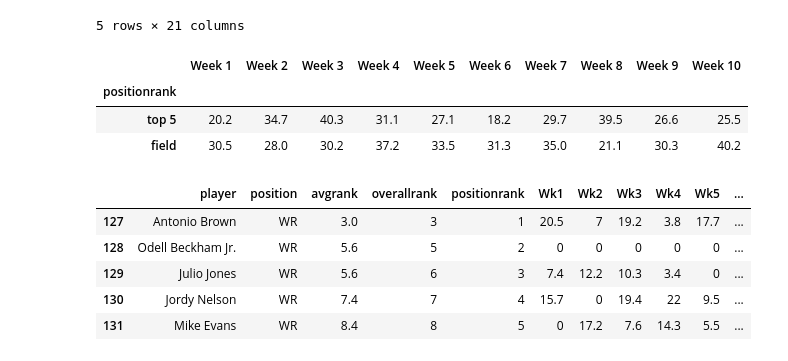
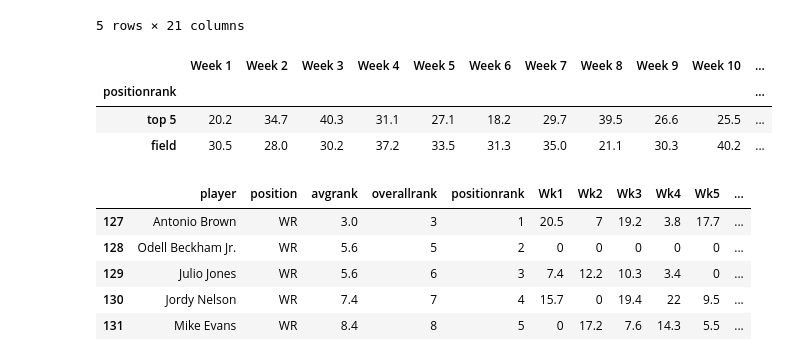
Before and after one commit to MTMUTH/Group_Project_01, a Jupyter notebook: FFL_CleanData-Copy1.ipynb, the cells around one changed output. Drawn from its saved outputs; the diff is of its cells as text; code cells hidden in the pictures.

```diff
--- a/FFL_CleanData-Copy1.ipynb
+++ b/FFL_CleanData-Copy1.ipynb
@@ -192,30 +192,35 @@ dfqb.iloc[:5]
 # %%
 # QB Establish bins
 bins = [0,5,21]
 bin_names = ["top 5","field"]
 
-#Categorize the existing players using the age bins
+#Categorize the QBs using the position rank bins
 grouped_QB = dfqb.groupby(pd.cut(dfqb["positionrank"],bins,labels=bin_names))
 
-#Calculation and Summary Table Format
+#QB Weekly Summary Table
 QB_Weekly_Summary=pd.DataFrame({"Week 1":grouped_QB["Wk1"].max(),
                                "Week 2":grouped_QB["Wk2"].max(),
                                "Week 3":grouped_QB["Wk3"].max(),
                                "Week 4":grouped_QB["Wk4"].max(),
                                "Week 5":grouped_QB["Wk5"].max(),
                                "Week 6":grouped_QB["Wk6"].max(),
                                "Week 7":grouped_QB["Wk7"].max(),
                                "Week 8":grouped_QB["Wk8"].max(),
                                "Week 9":grouped_QB["Wk9"].max(),
-                               "Week 10":grouped_QB["Wk10"].max()})
+                               "Week 10":grouped_QB["Wk10"].max(),
+                               "Week 11":grouped_QB["Wk11"].max(),
+                               "Week 12":grouped_QB["Wk12"].max(),
+                               "Week 13":grouped_QB["Wk13"].max(),
+                               "Week 14":grouped_QB["Wk14"].max(),
+                               "Week 15":grouped_QB["Wk15"].max(),
+                               "Week 16":grouped_QB["Wk16"].max(),})
 
-#Display Age Demographics Table
 display(QB_Weekly_Summary)
 # %% [output]
-|  | Week 1 | Week 2 | Week 3 | Week 4 | Week 5 | Week 6 | Week 7 | Week 8 | Week 9 | Week 10 |
-| positionrank |  |  |  |  |  |  |  |  |  |  |
-| top 5 | 20.2 | 34.7 | 40.3 | 31.1 | 27.1 | 18.2 | 29.7 | 39.5 | 26.6 | 25.5 |
-| field | 30.5 | 28.0 | 30.2 | 37.2 | 33.5 | 31.3 | 35.0 | 21.1 | 30.3 | 40.2 |
+|  | Week 1 | Week 2 | Week 3 | Week 4 | Week 5 | Week 6 | Week 7 | Week 8 | Week 9 | Week 10 | ... |
+| positionrank |  |  |  |  |  |  |  |  |  |  | ... |
+| top 5 | 20.2 | 34.7 | 40.3 | 31.1 | 27.1 | 18.2 | 29.7 | 39.5 | 26.6 | 25.5 | ... |
+| field | 30.5 | 28.0 | 30.2 | 37.2 | 33.5 | 31.3 | 35.0 | 21.1 | 30.3 | 40.2 | ... |
 # %%
 dfwr.iloc[:5]
 # %% [output]
```
Also changed, not shown: parts of 3 cells of this notebook.
